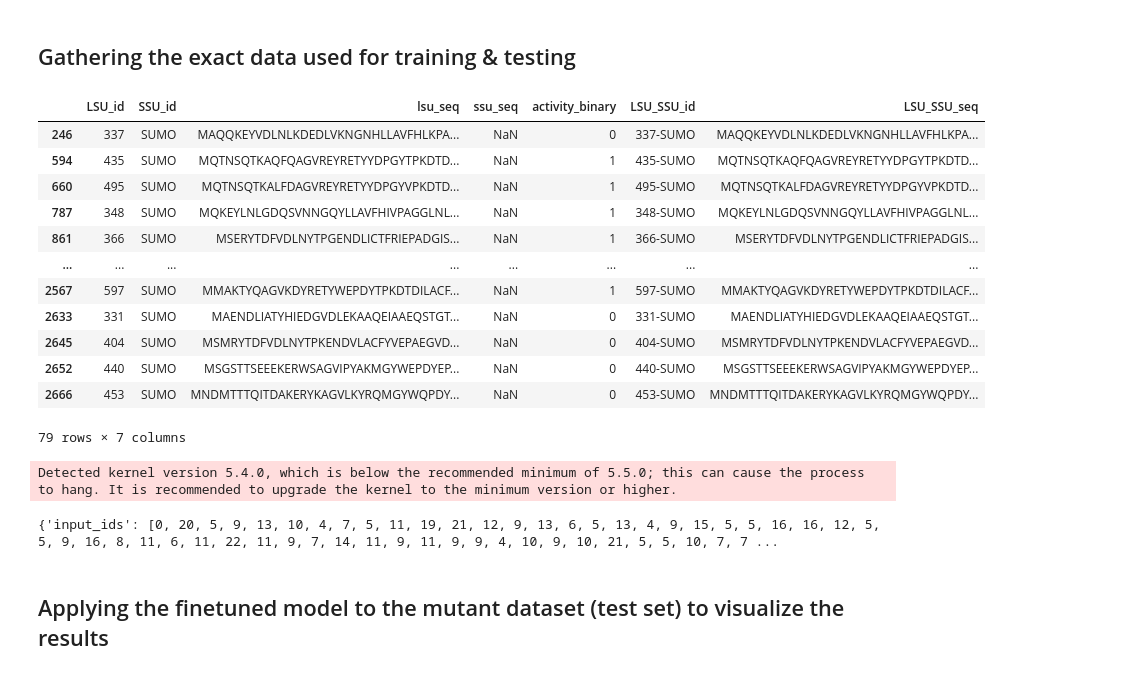
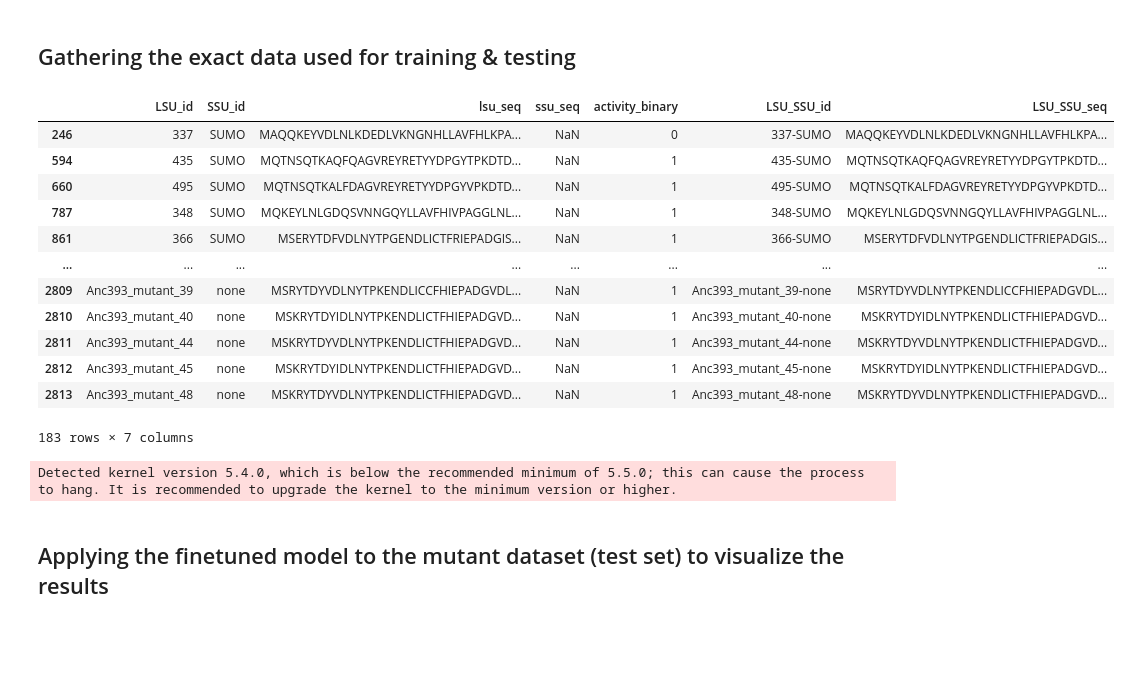
Before and after one commit to kaustubh-amritkar/lora_esm_classification, a Jupyter notebook: analysis/apply_lora_on_esm.ipynb, the cells around one changed output. Cells and saved outputs as stored; diff of their text form; code cells hidden in the pictures; blank space fills up the shorter version.

```diff
--- a/analysis/apply_lora_on_esm.ipynb
+++ b/analysis/apply_lora_on_esm.ipynb
@@ -68,19 +68,19 @@ lsu_ssu_ids = combined_dataset_large_subet['LSU_SSU_id'].to_list()
 # %%
-combined_dataset_large_subet[combined_dataset_large_subet.isna().any(axis=1)]
+combined_dataset[combined_dataset.isna().any(axis=1)]
 # %% [output]
 |  | LSU_id | SSU_id | lsu_seq | ssu_seq | activity_binary | LSU_SSU_id | LSU_SSU_seq |
 | 246 | 337 | SUMO | MAQQKEYVDLNLKDEDLVKNGNHLLAVFHLKPA... | NaN | 0 | 337-SUMO | MAQQKEYVDLNLKDEDLVKNGNHLLAVFHLKPA... |
 | 594 | 435 | SUMO | MQTNSQTKAQFQAGVREYRETYYDPGYTPKDTD... | NaN | 1 | 435-SUMO | MQTNSQTKAQFQAGVREYRETYYDPGYTPKDTD... |
 | 660 | 495 | SUMO | MQTNSQTKALFDAGVREYRETYYDPGYVPKDTD... | NaN | 1 | 495-SUMO | MQTNSQTKALFDAGVREYRETYYDPGYVPKDTD... |
 | 787 | 348 | SUMO | MQKEYLNLGDQSVNNGQYLLAVFHIVPAGGLNL... | NaN | 1 | 348-SUMO | MQKEYLNLGDQSVNNGQYLLAVFHIVPAGGLNL... |
 | 861 | 366 | SUMO | MSERYTDFVDLNYTPGENDLICTFRIEPADGIS... | NaN | 1 | 366-SUMO | MSERYTDFVDLNYTPGENDLICTFRIEPADGIS... |
 | ... | ... | ... | ... | ... | ... | ... | ... |
-| 2567 | 597 | SUMO | MMAKTYQAGVKDYRETYWEPDYTPKDTDILACF... | NaN | 1 | 597-SUMO | MMAKTYQAGVKDYRETYWEPDYTPKDTDILACF... |
-| 2633 | 331 | SUMO | MAENDLIATYHIEDGVDLEKAAQEIAAEQSTGT... | NaN | 0 | 331-SUMO | MAENDLIATYHIEDGVDLEKAAQEIAAEQSTGT... |
-| 2645 | 404 | SUMO | MSMRYTDFVDLNYTPKENDVLACFYVEPAEGVD... | NaN | 0 | 404-SUMO | MSMRYTDFVDLNYTPKENDVLACFYVEPAEGVD... |
-| 2652 | 440 | SUMO | MSGSTTSEEEKERWSAGVIPYAKMGYWEPDYEP... | NaN | 0 | 440-SUMO | MSGSTTSEEEKERWSAGVIPYAKMGYWEPDYEP... |
-| 2666 | 453 | SUMO | MNDMTTTQITDAKERYKAGVLKYRQMGYWQPDY... | NaN | 0 | 453-SUMO | MNDMTTTQITDAKERYKAGVLKYRQMGYWQPDY... |
+| 2809 | Anc393_mutant_39 | none | MSRYTDYVDLNYTPKENDLICCFHIEPADGVDL... | NaN | 1 | Anc393_mutant_39-none | MSRYTDYVDLNYTPKENDLICCFHIEPADGVDL... |
+| 2810 | Anc393_mutant_40 | none | MSKRYTDYIDLNYTPKENDLICTFHIEPADGVD... | NaN | 1 | Anc393_mutant_40-none | MSKRYTDYIDLNYTPKENDLICTFHIEPADGVD... |
+| 2811 | Anc393_mutant_44 | none | MSKRYTDYVDLNYTPKENDLICTFHIEPADGVD... | NaN | 1 | Anc393_mutant_44-none | MSKRYTDYVDLNYTPKENDLICTFHIEPADGVD... |
+| 2812 | Anc393_mutant_45 | none | MSKRYTDYIDLNYTPKENDLICTFHIEPADGVD... | NaN | 1 | Anc393_mutant_45-none | MSKRYTDYIDLNYTPKENDLICTFHIEPADGVD... |
+| 2813 | Anc393_mutant_48 | none | MSKRYTDYVDLNYTPKENDLICTFHIEPADGVD... | NaN | 1 | Anc393_mutant_48-none | MSKRYTDYVDLNYTPKENDLICTFHIEPADGVD... |
-79 rows × 7 columns
+183 rows × 7 columns
 # %%
 accelerator = Accelerator()
 
@@ -127,9 +127,13 @@ train_indices, test_indices, train_ids, test_ids, Xs_train, Xs_test, ys_train, y
 train_dataset = ProteinDataset(Xs_train, ys_train, tokenizer)
 val_dataset = ProteinDataset(Xs_test, ys_test, tokenizer)
 train_dataset, val_dataset = accelerator.prepare(train_dataset, val_dataset)
-train_dataset[0]
+
+# Extract back the sequences and their binding sites info for the entries in the train_dataset & val_dataset
+train_sequences = [sequences[i] for i in train_indices]
+train_binary_activity = [binary_activity[i] for i in train_indices]
+
+val_sequences = [sequences[i] for i in test_indices]
+val_binary_activity = [binary_activity[i] for i in test_indices]
-# %% [output]
-{'input_ids': [0, 20, 5, 9, 13, 10, 4, 7, 5, 11, 19, 21, 12, 9, 13, 6, 5, 13, 4, 9, 15, 5, 5, 16, 16, 12, 5, 5, 9, 16, 8, 11, 6, 11, 22, 11, 9, 7, 14, 11, 9, 11, 9, 9, 4, 10, 9, 10, 21, 5, 5, 10, 7, 7 ...
 # %% [markdown]
 ## Applying the finetuned model to the mutant dataset (test set) to visualize the results
 # %%
```
Also changed, not shown: parts of 13 cells of this notebook, 1 other file.
